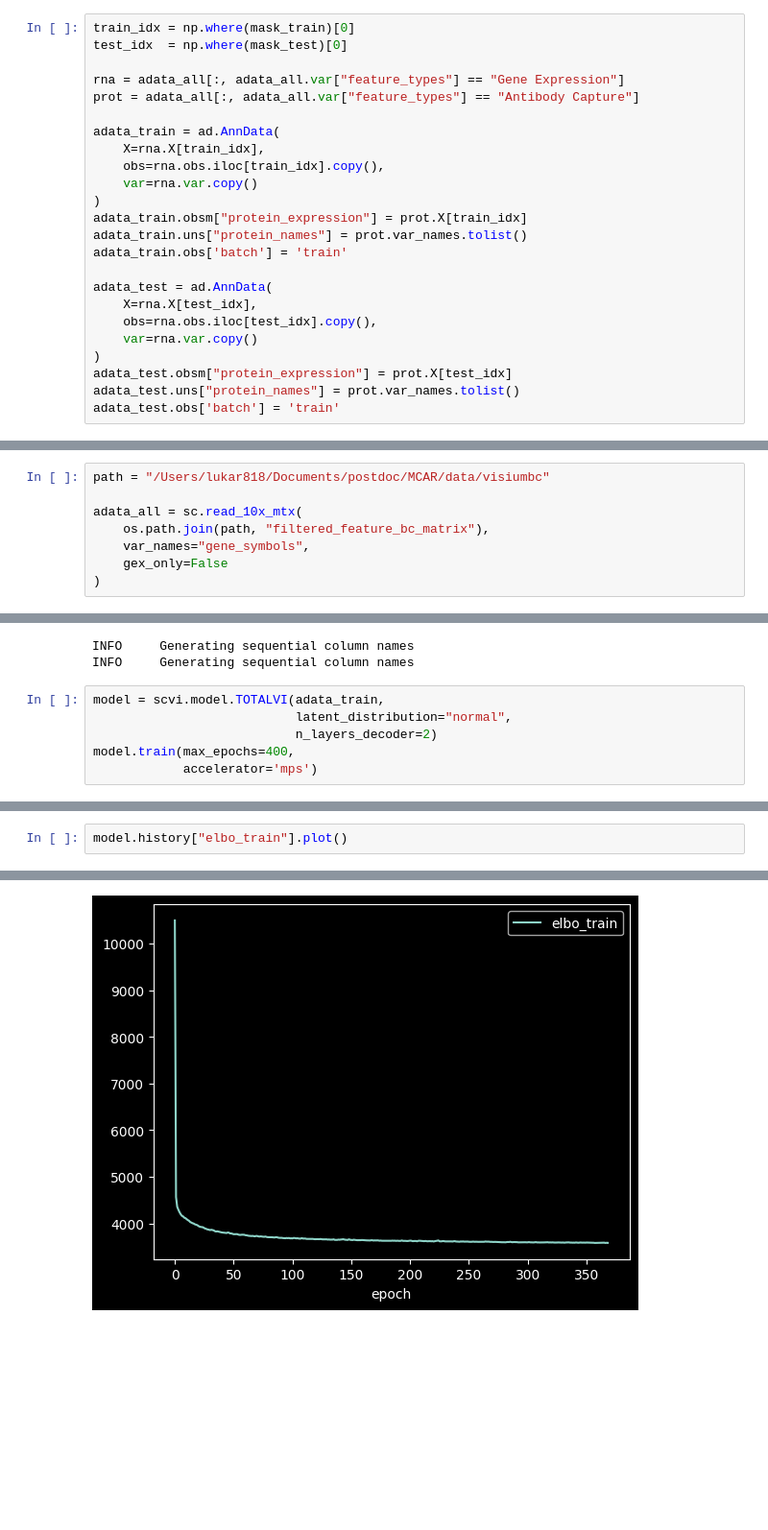
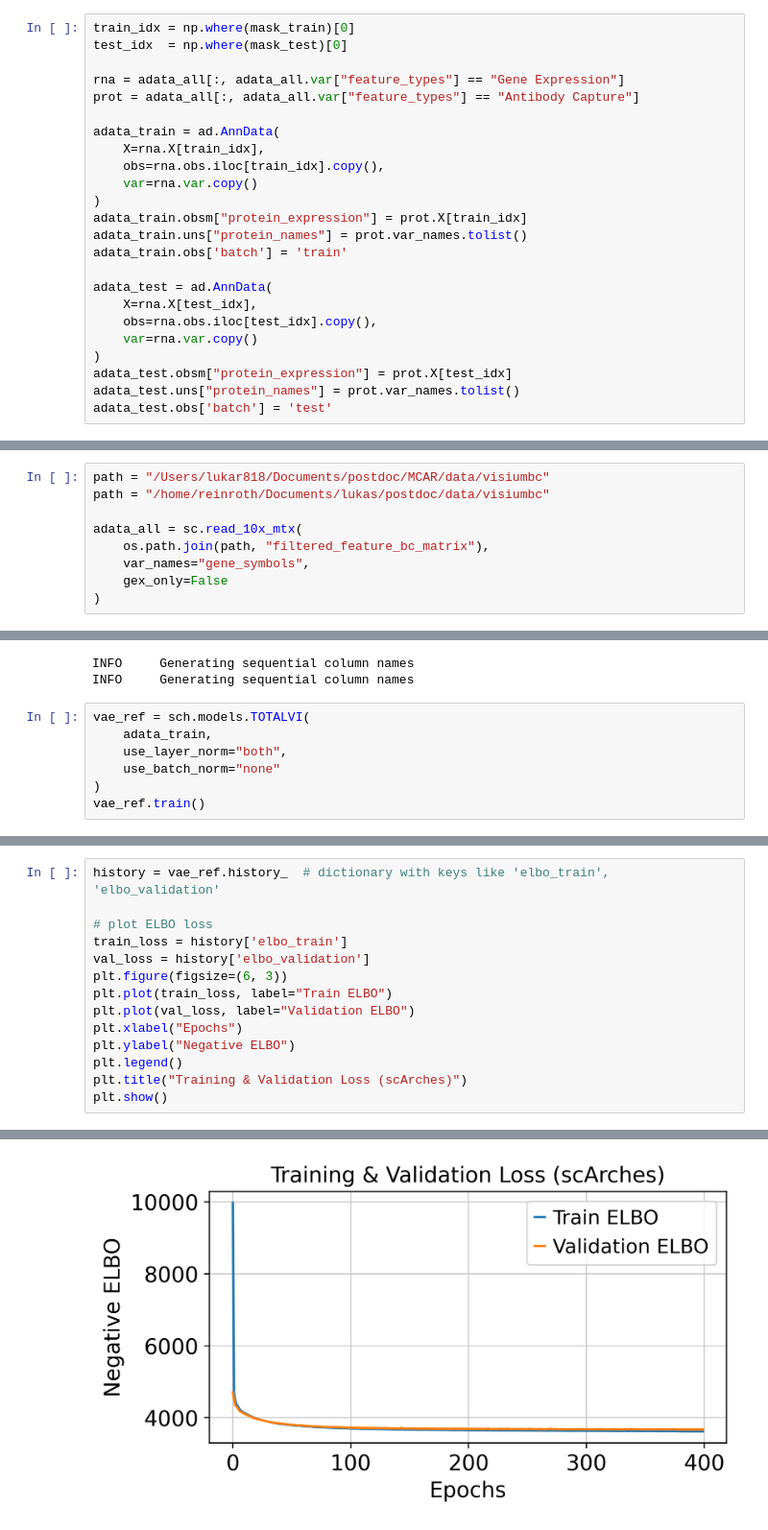
Before and after one commit to nygctech/INLAomics, a Jupyter notebook: benchmarks/scArches/prediction.ipynb, the cells around one changed output, grey strips where cells are left out. Shown: that part at 96% size. Cells and saved outputs as stored; diff of their text form; blank space fills up the shorter version.

Commit message:
scArches and extended simulation study

```diff
--- a/benchmarks/scArches/prediction.ipynb
+++ b/benchmarks/scArches/prediction.ipynb
@@ -60,7 +60,7 @@ adata_test = ad.AnnData(
 )
 adata_test.obsm["protein_expression"] = prot.X[test_idx]
 adata_test.uns["protein_names"] = prot.var_names.tolist()
-adata_test.obs['batch'] = 'train'
+adata_test.obs['batch'] = 'test'
 # %%
 adata_train.X = adata_train.X.toarray() if hasattr(adata_train.X, "toarray") else adata_train.X
 
@@ -187,5 +186,6 @@ PCNA-1: 574.23
 # %%
 path = "/Users/lukar818/Documents/postdoc/MCAR/data/visiumbc"
+path = "/home/reinroth/Documents/lukas/postdoc/data/visiumbc"
 
 adata_all = sc.read_10x_mtx(
     os.path.join(path, "filtered_feature_bc_matrix"),
@@ -255,10 +255,11 @@ scvi.model.TOTALVI.setup_anndata(
 INFO     Generating sequential column names
 INFO     Generating sequential column names
 # %%
-model = scvi.model.TOTALVI(adata_train,
-                           latent_distribution="normal",
-                           n_layers_decoder=2)
-model.train(max_epochs=400,
-            accelerator='mps')
+vae_ref = sch.models.TOTALVI(
+    adata_train,
+    use_layer_norm="both",
+    use_batch_norm="none"
+)
+vae_ref.train()
 # %% [output]
 INFO     Computing empirical prior initialization for protein background.
@@ -272,3 +277,15 @@ Monitored metric elbo_validation did not improve in the last 45 records. Best sc
 # %%
-model.history["elbo_train"].plot()
+history = vae_ref.history_  # dictionary with keys like 'elbo_train', 'elbo_validation'
+
+# plot ELBO loss
+train_loss = history['elbo_train']
+val_loss = history['elbo_validation']
+plt.figure(figsize=(6, 3))
+plt.plot(train_loss, label="Train ELBO")
+plt.plot(val_loss, label="Validation ELBO")
+plt.xlabel("Epochs")
+plt.ylabel("Negative ELBO")
+plt.legend()
+plt.title("Training & Validation Loss (scArches)")
+plt.show()
 # %% [output]
@@ -276 +292 @@ model.history["elbo_train"].plot()
-[figure, old version]
+[figure, new version]
```
Also changed, not shown: parts of 14 cells of this notebook, 7 other files.
